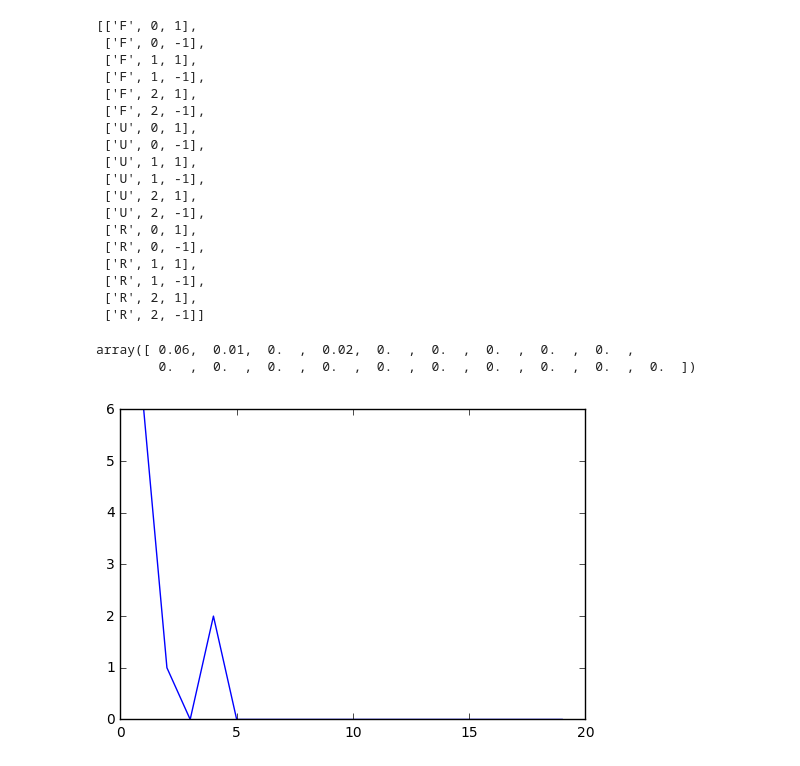
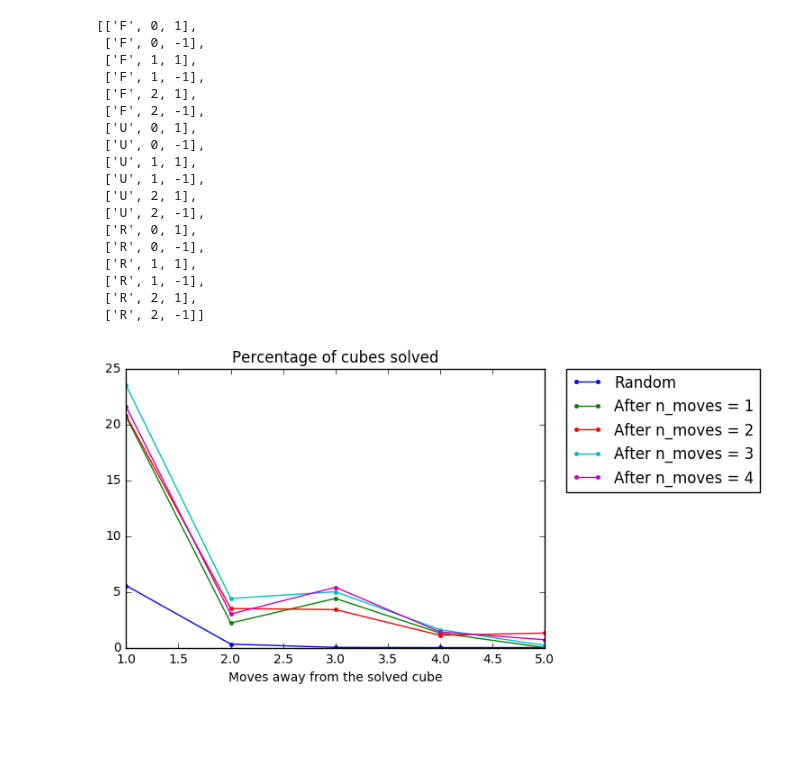
Before and after one commit to MarcSzafraniec/RubiksLearning, a Jupyter notebook: DQN.ipynb, the cells around one changed output. Saved outputs shown, nothing was run; the diff lists cells and outputs as text; code cells hidden in the pictures; blank space fills up the shorter version.

```diff
--- a/DQN.ipynb
+++ b/DQN.ipynb
@@ -369,18 +369,27 @@ def longTrain(c_init,n_moves_max):
 def success(n_max):
 
     with tf.device("/cpu:0"):
-        train_step = tf.train.RMSPropOptimizer(0.002).minimize(loss_function)
-        sess.run(tf.group(tf.global_variables_initializer(), tf.local_variables_initializer()))
+        load = pickle.load(open('save.p', 'rb'))
+        W1 = tf.Variable(load[0])
+        W2 = tf.Variable(load[1])
+        b1 = tf.Variable(load[2])
+        b2 = tf.Variable(load[3])
+        n_layers = len(load[4])
+        for i in range(n_layers):
+            globals()['Wm_%s'%i] = tf.Variable(load[4][i])
+            globals()['bm_%s'%i]  = tf.Variable(load[5][i])
+        init_op = tf.group(tf.global_variables_initializer(), tf.local_variables_initializer())
+        sess.run(init_op)
 
     percentages = np.empty([0])
 
     for n_moves in range(1,n_max):
 
         dones_evaluation = np.empty([0])
-        N_iteration_evaluation = 100
+        N_iteration_evaluation = 1000
         for _ in range(N_iteration_evaluation):
             done_evaluation = 0
-            s = copy.deepcopy(c_init)
+            s = copy.deepcopy(Cube(3))
             while numCompleteFaces(s) == 6: #in order not to start with the solved cube
                 s.randomize(n_moves) #we randomize n_moves times in order to have a "well mixed" cube
             for i in range(n_moves):
@@ -399,12 +408,18 @@ def success(n_max):
 
         percentages = np.append(percentages, np.mean(dones_evaluation))
 
-    plt.plot(range(1,n_max), 100*percentages)
+#     plt.plot(range(1,n_max), 100*percentages)
 
     return 100*percentages
-# %%
-success(20)
-# %% [output]
-array([ 0.06,  0.01,  0.  ,  0.02,  0.  ,  0.  ,  0.  ,  0.  ,  0.  ,
-        0.  ,  0.  ,  0.  ,  0.  ,  0.  ,  0.  ,  0.  ,  0.  ,  0.  ,  0.  ])
-[figure, removed]
+# %%
+results = np.vstack((results,success(n_max)))
+# %%
+for i in range(len(results)):
+    plt.plot(range(1,n_max), results[i], ".-", label = labels[i])
+plt.xlim(xmin = 1, xmax = 5)
+plt.legend(bbox_to_anchor=(1.05, 1), loc=2, borderaxespad=0.)
+plt.title("Percentage of cubes solved")
+plt.xlabel('Moves away from the solved cube')
+plt.show()
+# %% [output]
+[figure, added]
```
Also changed, not shown: parts of 5 cells of this notebook, 7 other files.
